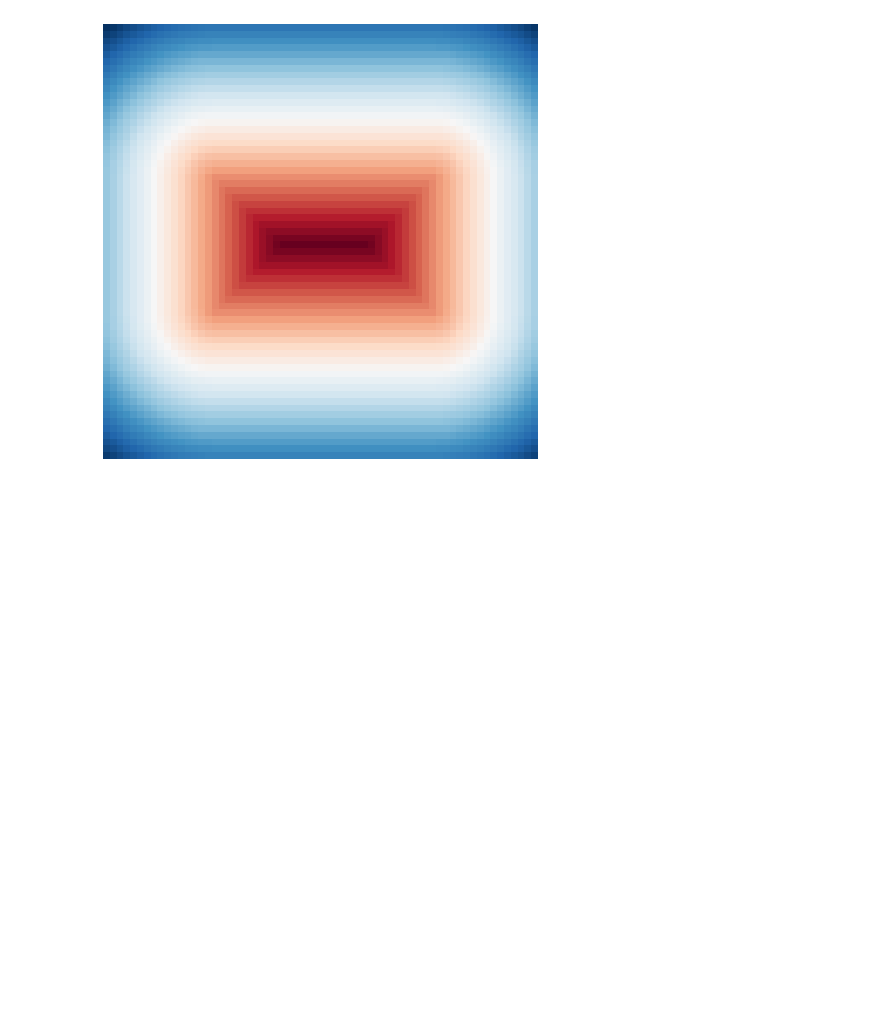
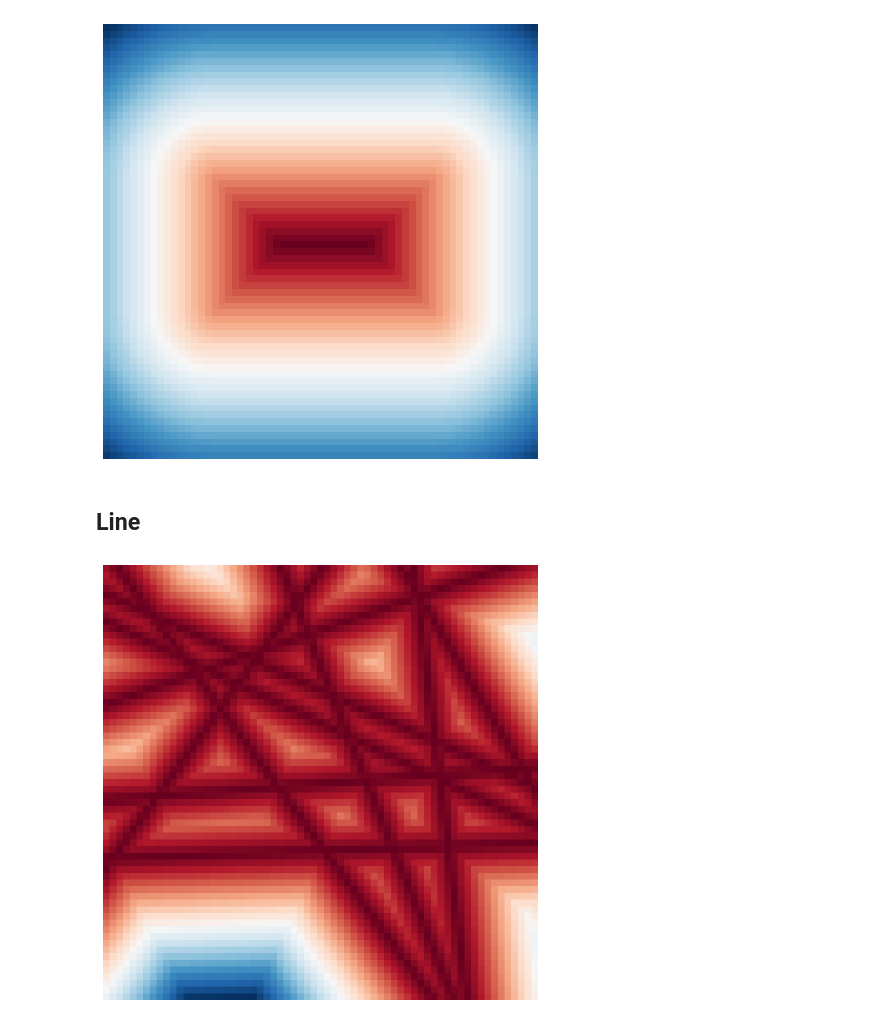
Before and after one commit to compas-teaching/ITA19, a Jupyter notebook: modules/module8/volmod.ipynb, the cells around one changed output. Cells and saved outputs as stored; diff of their text form; code cells hidden in the pictures; blank space fills up the shorter version.

```diff
--- a/modules/module8/volmod.ipynb
+++ b/modules/module8/volmod.ipynb
@@ -466,3 +502,37 @@ plt.imshow(rm, cmap='RdBu')
 # %% [output]
 <matplotlib.image.AxesImage at 0x...>
 [figure]
+# %% [markdown]
+## Line
+# %%
+class Line(object):
+    def __init__(self, p1, p2):
+        self.p1 = np.array(p1+[0])
+        self.p2 = np.array(p2+[0])
+        self.t = 0.5
+
+    def get_distance(self, x, y):
+        p3 = np.array([x,y,0])
+        d = np.linalg.norm(np.cross(self.p2-self.p1, self.p1-p3))/np.linalg.norm(self.p2-self.p1)
+        return d-self.t/2
+# %%
+lines = []
+for i in range(10):
+    a = [random.random()*10 for _ in range(2)]
+    b = [random.random()*10 for _ in range(2)]
+    l = Line(a,b)
+    lines.append(l)
+ul = Union(lines)
+# %%
+n = 65
+ml = np.empty((n,n))
+for x in range(n):
+    for y in range(n):
+        cx = (x/float(n))*10
+        cy = (y/float(n))*10
+        d = ul.get_distance(cx,cy)
+        ml[y,x] = d
+# %%
+show_dmap(ml)
+# %% [output]
+[figure, added]
```
Also changed, not shown: parts of 12 cells of this notebook, 4 other files.
